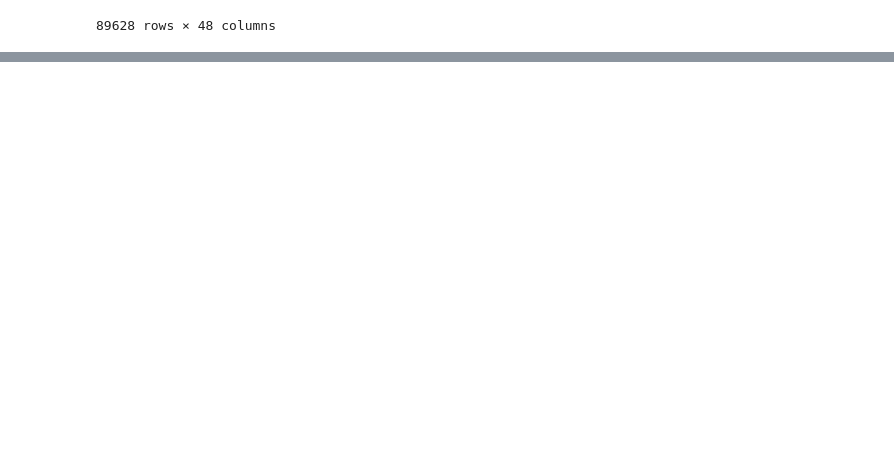
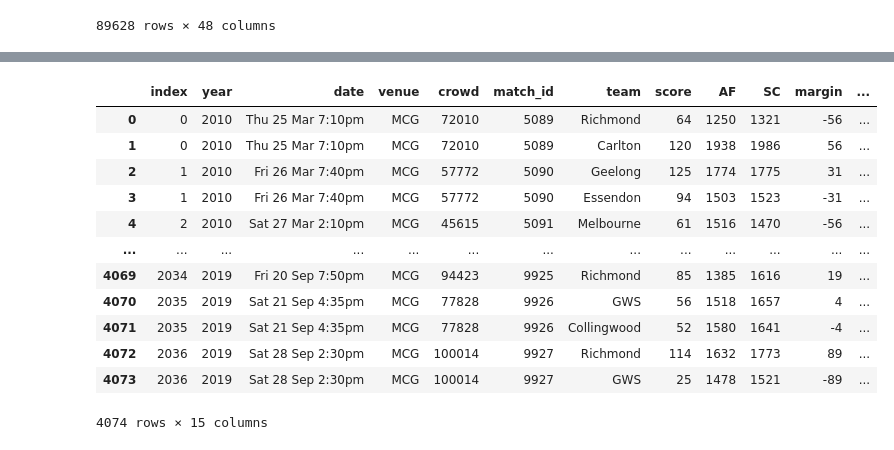
Before and after one commit to mark-richards/afl-eda, a Jupyter notebook: footywire-afl-eda.ipynb, the cells around one changed output, grey strips where cells are left out. Saved outputs shown, nothing was run; the diff lists cells and outputs as text; code cells hidden in the pictures; blank space fills up the shorter version.

```diff
--- a/footywire-afl-eda.ipynb
+++ b/footywire-afl-eda.ipynb
@@ -5,7 +5,7 @@ import seaborn as sns
 import matplotlib.pyplot as plt
 from scipy import stats
 pd.set_option('display.max_columns', 999)
-pd.set_option('display.max_rows', 20)
+pd.set_option('display.max_rows', 30)
 # %%
 # Get footywire match data with a row for each player
 df_footywire_data = pd.read_csv(r'inputs/footywire_player_matches.csv', index_col=0)
@@ -49,6 +49,7 @@ df_match_summary
 # %%
 # get footywire match data with a single row for each match
 df_footywire_matches = pd.read_csv(r'Inputs/footywire_team_matches.csv', index_col=0)
+df_footywire_matches['away_team'] = df_footywire_matches['away_team'].str.strip()
 df_footywire_matches
 # %% [output]
 |  | year | date | venue | crowd | match_id | home_team | away_team | home_team_score | away_team_score |
@@ -340,0 +290,38 @@ df_footywire_data
+# %%
+# Get rolling previous team SC scores
+renamed_cols = {
+    "home_team": "team",
+    "home_team_score": "score",
+    "AF_Home": "AF",
+    "SC_Home": "SC",
+    "match_result_home_margin": "margin",
+    "away_team": "team",
+    "away_team_score": "score",
+    "AF_Away": "AF",
+    "SC_Away": "SC",
+    "match_result_away_margin": "margin"
+}
+
+home_match_details = df_match_fantasy_summary.loc[:, ['year', 'date', 'venue', 'crowd', 'match_id', 'home_team', 'home_team_score', 'AF_Home', 'SC_Home', 'match_result_home_margin']].rename(columns=renamed_cols)
+away_match_details = df_match_fantasy_summary.loc[:, ['year', 'date', 'venue', 'crowd', 'match_id', 'away_team', 'away_team_score', 'AF_Away', 'SC_Away', 'match_result_away_margin']].rename(columns=renamed_cols)
+df_matches_by_team = pd.concat([home_match_details, away_match_details]).sort_index().reset_index()
+df_matches_by_team['opposition previous SC match score'] =  df_matches_by_team.groupby('team')['SC'].apply(lambda team: rolling_average(team, 1))
+df_matches_by_team['opposition rolling 3 round SC match average'] =  df_matches_by_team.groupby('team')['SC'].apply(lambda team: rolling_average(team, 3))
+df_matches_by_team['opposition rolling 5 round SC match average'] =  df_matches_by_team.groupby('team')['SC'].apply(lambda team: rolling_average(team, 5))
+# # df_matches_by_team.loc[df_matches_by_team['team'] == 'Richmond'].head(10)
+df_matches_by_team['match_identifier'] = df_matches_by_team['match_id'].astype(str) + '_' + df_matches_by_team['team']
+df_matches_by_team
+# %% [output]
+|  | index | year | date | venue | crowd | match_id | team | score | AF | SC | margin | ... |
+| 0 | 0 | 2010 | Thu 25 Mar 7:10pm | MCG | 72010 | 5089 | Richmond | 64 | 1250 | 1321 | -56 | ... |
+| 1 | 0 | 2010 | Thu 25 Mar 7:10pm | MCG | 72010 | 5089 | Carlton | 120 | 1938 | 1986 | 56 | ... |
+| 2 | 1 | 2010 | Fri 26 Mar 7:40pm | MCG | 57772 | 5090 | Geelong | 125 | 1774 | 1775 | 31 | ... |
+| 3 | 1 | 2010 | Fri 26 Mar 7:40pm | MCG | 57772 | 5090 | Essendon | 94 | 1503 | 1523 | -31 | ... |
+| 4 | 2 | 2010 | Sat 27 Mar 2:10pm | MCG | 45615 | 5091 | Melbourne | 61 | 1516 | 1470 | -56 | ... |
+| ... | ... | ... | ... | ... | ... | ... | ... | ... | ... | ... | ... | ... |
+| 4069 | 2034 | 2019 | Fri 20 Sep 7:50pm | MCG | 94423 | 9925 | Richmond | 85 | 1385 | 1616 | 19 | ... |
+| 4070 | 2035 | 2019 | Sat 21 Sep 4:35pm | MCG | 77828 | 9926 | GWS | 56 | 1518 | 1657 | 4 | ... |
+| 4071 | 2035 | 2019 | Sat 21 Sep 4:35pm | MCG | 77828 | 9926 | Collingwood | 52 | 1580 | 1641 | -4 | ... |
+| 4072 | 2036 | 2019 | Sat 28 Sep 2:30pm | MCG | 100014 | 9927 | Richmond | 114 | 1632 | 1773 | 89 | ... |
+| 4073 | 2036 | 2019 | Sat 28 Sep 2:30pm | MCG | 100014 | 9927 | GWS | 25 | 1478 | 1521 | -89 | ... |
+4074 rows × 15 columns
```
Also changed, not shown: parts of 16 cells of this notebook.
